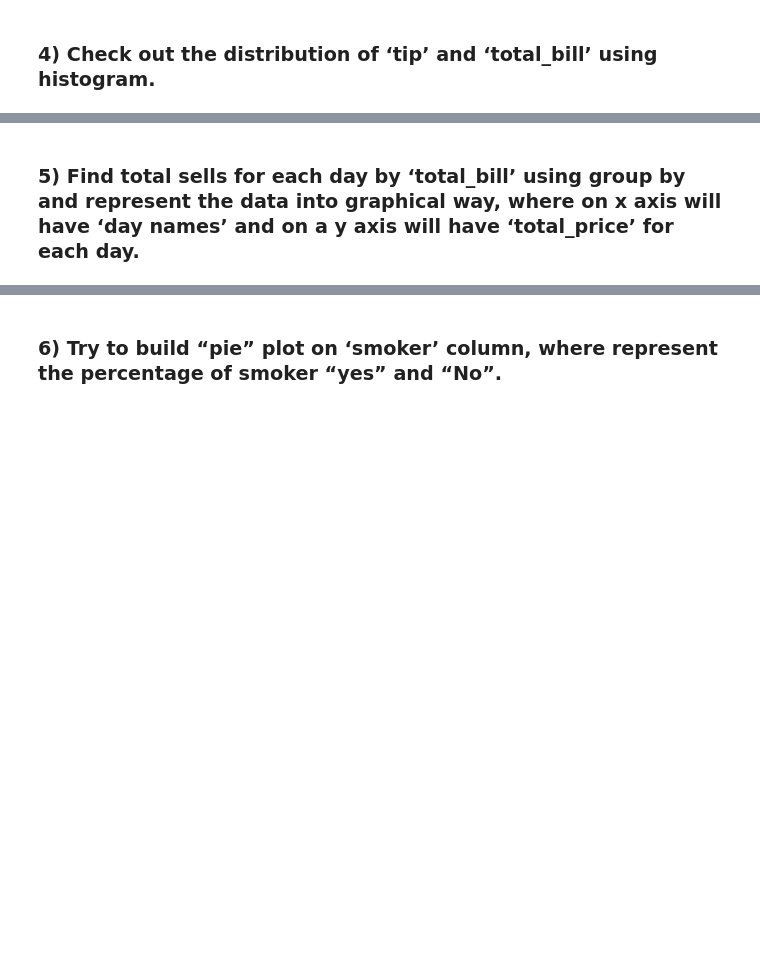
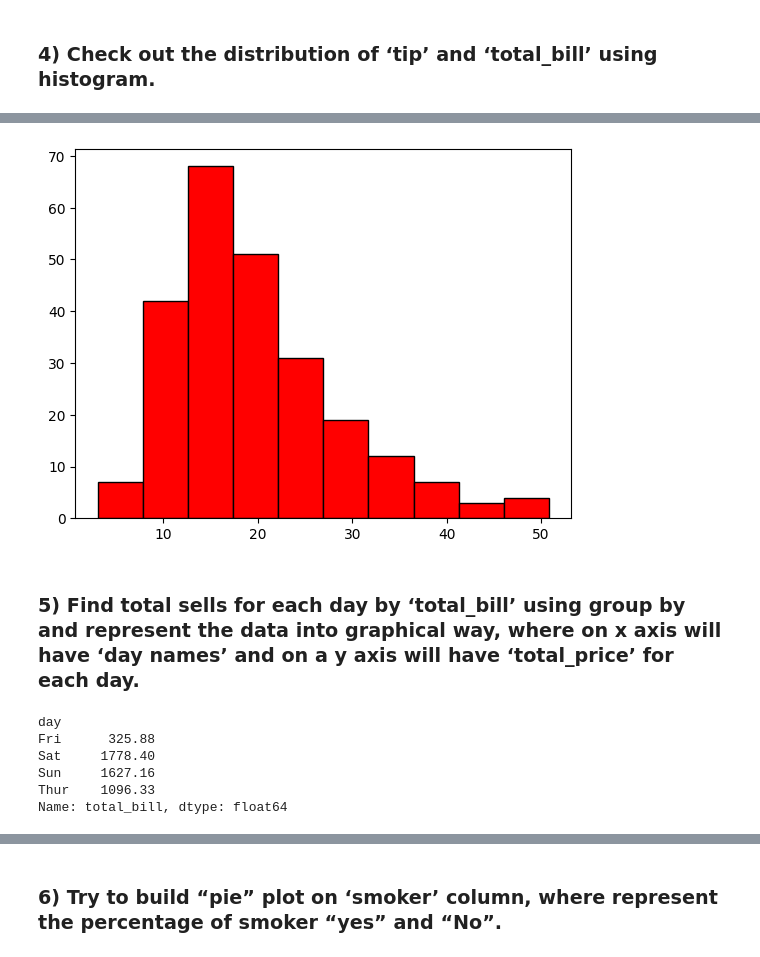
Before and after one commit to suhani132/Ai-Ml, a Jupyter notebook: Day-15.ipynb, the cells around one changed output, grey strips where cells are left out. Drawn from its saved outputs; the diff is of its cells as text; code cells hidden in the pictures; blank space fills up the shorter version.

```diff
--- a/Day-15.ipynb
+++ b/Day-15.ipynb
@@ -9,2 +80,17 @@
+# %%
+plt.hist(df["total_bill"],edgecolor="k",color='r')
+plt.show()
+# %% [output]
+[figure, added]
 # %% [markdown]
 ### 5) Find total sells for each day by ‘total_bill’ using group by and represent the data into graphical way, where on x axis will have ‘day names’ and on a y axis will have ‘total_price’ for each day.
+# %%
+a= df.groupby("day")['total_bill'].sum()
+a
+# %% [output]
+day
+Fri      325.88
+Sat     1778.40
+Sun     1627.16
+Thur    1096.33
+Name: total_bill, dtype: float64
```
Also changed, not shown: parts of 14 cells of this notebook, 1 other file.
